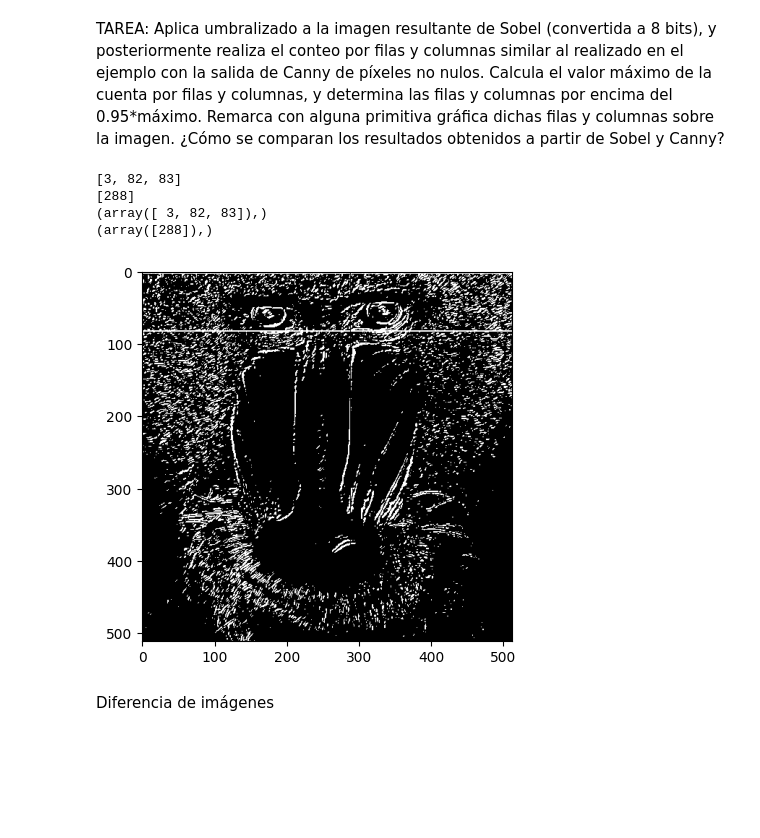
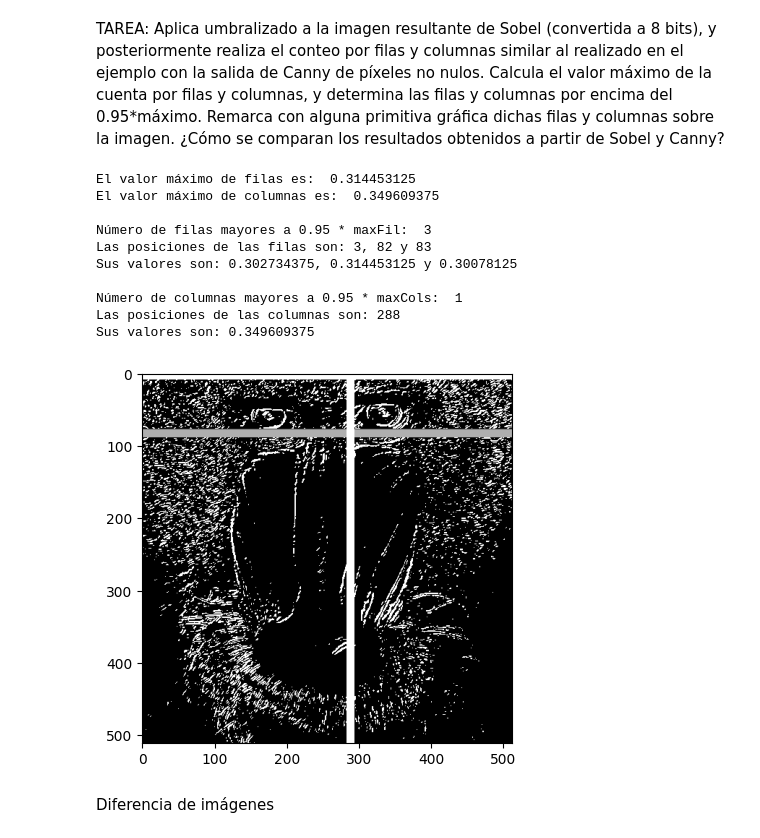
Before and after one commit to Tiago1615/VC-2, a Jupyter notebook: VC_P2.ipynb, the cells around one changed output. Saved outputs shown, nothing was run; the diff lists cells and outputs as text; code cells hidden in the pictures; blank space fills up the shorter version.

```diff
--- a/VC_P2.ipynb
+++ b/VC_P2.ipynb
@@ -103,6 +103,18 @@ row_counts = cv2.reduce(canny, 1, cv2.REDUCE_SUM, dtype=cv2.CV_32SC1)
 #Normaliza en base al número de columnas, segundo valor devuelto por shape, y al valor máximo del píxel (255)
 #El resultado será el número de píxeles blancos por fila
 rows = row_counts[:, 0] / (255 * canny.shape[1])
+maxFil = max(rows)
+
+rowsFound = []
+for i in range(len(rows)):
+    if rows[i] > 0.95 * maxFil:
+        rowsFound.append(i)
+
+numOfRows = len(rowsFound)
+print("El valor máximo de filas es: ", maxFil)
+print("Número de filas mayores a 0.95 * maxFil: ", numOfRows)
+print(f"Las posiciones de las filas son: {rowsFound[0]} y {rowsFound[1]}")
+print(f"Sus valores son: {rows[12]} y {rows[100]}")
 
 #Muestra dicha cuenta gráficamente
 plt.figure()
@@ -240,51 +256,61 @@ plt.xlim([0, 256])
 # %% [markdown]
 TAREA: Aplica umbralizado a la imagen resultante de Sobel (convertida a 8 bits), y posteriormente realiza el conteo por filas y columnas similar al realizado en el ejemplo con la salida de Canny de píxeles no nulos. Calcula el valor máximo de la cuenta por filas y columnas, y determina las filas y columnas por encima del 0.95*máximo. Remarca con alguna primitiva gráfica dichas filas y columnas sobre la imagen. ¿Cómo se comparan los resultados obtenidos a partir de Sobel y Canny?
 # %%
-#puta madre
 valorUmbral = 130
 
 res, imagenUmbralizada = cv2.threshold(sobel8_v1, valorUmbral, 255, cv2.THRESH_BINARY)
 
 row_counts = cv2.reduce(imagenUmbralizada, 1, cv2.REDUCE_SUM, dtype=cv2.CV_32SC1)
 rows = row_counts[:, 0] / (255 * imagenUmbralizada.shape[1])
-maxRows = max(rows)
+maxFil = max(rows)
 
 col_counts = cv2.reduce(imagenUmbralizada, 0, cv2.REDUCE_SUM, dtype=cv2.CV_32SC1)
 cols = col_counts[0] / (255 * imagenUmbralizada.shape[0])
 maxCols = max(cols)
 
-rowsFoud = np.where(rows > 0.95 * maxRows)
-colsFoud = np.where(cols > 0.95 * maxCols)
-prueba = []
-pruebaCols = []
+rowsFound = []
+for i in range(len(rows)):
+    if rows[i] > 0.95 * maxFil:
+        rowsFound.append(i)
 
-for i in range(len(rows)):
-    if rows[i] > 0.95 * maxRows:
-        prueba.append(i)
-
+colsFound = []
 for i in range(len(cols)):
     if cols[i] > 0.95 * maxCols:
-        pruebaCols.append(i)
+        colsFound.append(i)
 
-print(prueba)
-print(pruebaCols)
-print(rowsFoud)
-print(colsFoud)
+numOfRows = len(rowsFound)
+numOfCols = len(colsFound)
+print("El valor máximo de filas es: ", maxFil)
+print("El valor máximo de columnas es: ", maxCols)
+print("\nNúmero de filas mayores a 0.95 * maxFil: ", numOfRows)
+print(f"Las posiciones de las filas son: {rowsFound[0]}, {rowsFound[1]} y {rowsFound[2]}")
+print(f"Sus valores son: {rows[3]}, {rows[82]} y {rows[83]}\n")
+print("Número de columnas mayores a 0.95 * maxCols: ", numOfCols)
+print(f"Las posiciones de las columnas son: {colsFound[0]}")
+print(f"Sus valores son: {cols[288]}")
 
-cv2.rectangle(imagenUmbralizada,(0,3),(512,3),(255,0,0),1)
-cv2.rectangle(imagenUmbralizada,(0,82),(512,82),(255,0,0),1)
-cv2.rectangle(imagenUmbralizada,(0,83),(512,83),(255,0,0),1)
+#Filas
+cv2.line(imagenUmbralizada,(0,3),(512,3),(255,255,255),10)
+cv2.line(imagenUmbralizada,(0,82),(512,82),(60,175,20),10)
+cv2.line(imagenUmbralizada,(0,83),(512,83),(175,20,46),10)
 
-cv2.rectangle(imagenUmbralizada,(288,0),(288,512),(0,0,255),1)
+#Columnas
+cv2.line(imagenUmbralizada,(288,0),(288,512),(255,255,255),10)
 
 plt.imshow(imagenUmbralizada, cmap='gray')
 plt.show()
 # %% [output]
-[3, 82, 83]
-[288]
-(array([ 3, 82, 83]),)
-(array([288]),)
+El valor máximo de filas es:  0.314453125
+El valor máximo de columnas es:  0.349609375
+
+Número de filas mayores a 0.95 * maxFil:  3
+Las posiciones de las filas son: 3, 82 y 83
+Sus valores son: 0.302734375, 0.314453125 y 0.30078125
+
+Número de columnas mayores a 0.95 * maxCols:  1
+Las posiciones de las columnas son: 288
+Sus valores son: 0.349609375
-[figure, old version]
+[figure, new version]
 # %% [markdown]
 Diferencia de imágenes
 # %%
```
Also changed, not shown: parts of 1 cell of this notebook.
